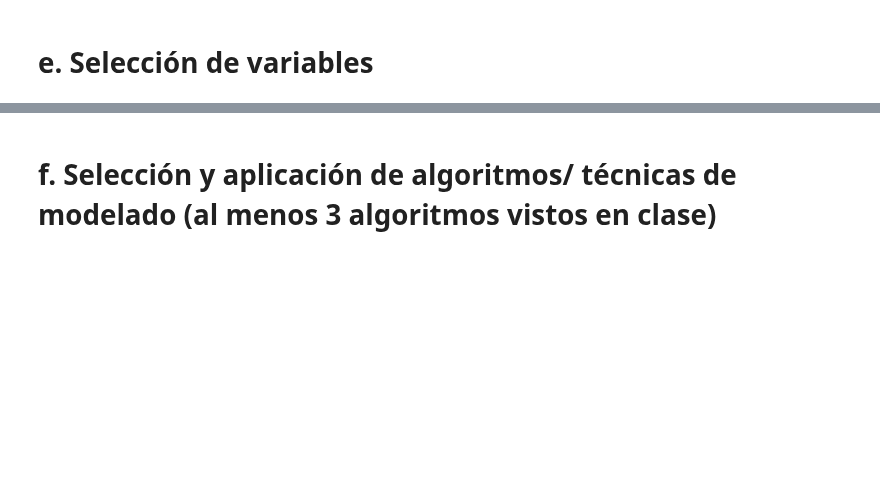
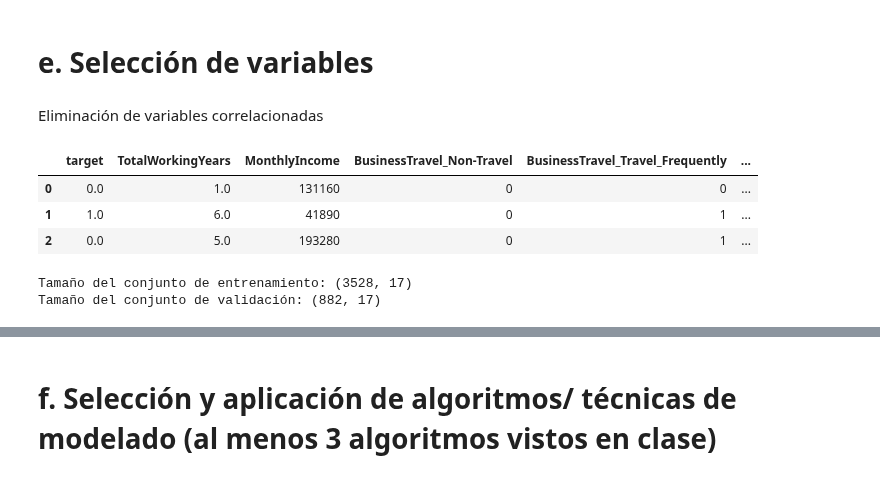
Before and after one commit to JavierBurgos-web/PROYECTO_ANALITICA_II, a Jupyter notebook: Entrega_uno.ipynb, the cells around one changed output, grey strips where cells are left out. Drawn from its saved outputs; the diff is of its cells as text; code cells hidden in the pictures; blank space fills up the shorter version.

```diff
--- a/Entrega_uno.ipynb
+++ b/Entrega_uno.ipynb
@@ -678,3 +678,37 @@ Text(0.5, 0, 'Random Forest Feature Importance')
 [figure]
 # %% [markdown]
 # e. Selección de variables
+# %% [markdown]
+Eliminación de variables correlacionadas
+# %%
+df3= df_base.copy()
+df3.drop(["YearsWithCurrManager"], axis = 1, inplace = True)
+df3.head(3)
+# %% [output]
+|  | target | TotalWorkingYears | MonthlyIncome | BusinessTravel_Non-Travel | BusinessTravel_Travel_Frequently | ... |
+| 0 | 0.0 | 1.0 | 131160 | 0 | 0 | ... |
+| 1 | 1.0 | 6.0 | 41890 | 0 | 1 | ... |
+| 2 | 0.0 | 5.0 | 193280 | 0 | 1 | ... |
+# %%
+#Separación de caracteristicas y target (X , y)
+y = df3.target
+X = df3.drop(['target'], axis=1)
+
+#Cambiar tipo de datos de weigth a float
+X.MonthlyIncome = X.MonthlyIncome.astype(float)
+
+#Separación en conjuntos de entrenamiento y validación con 80% de muestras para entrenamiento
+X_train, X_test, y_train, y_test = train_test_split(X, y, test_size = 0.2, random_state = 42)
+
+print("Tamaño del conjunto de entrenamiento:",X_train.shape )
+print("Tamaño del conjunto de validación:", X_test.shape )
+#Separación de caracteristicas númericas y categóricas
+numeric_columns=list(X.select_dtypes('float64').columns)
+
+#Estandarización de variables númericas
+pipeline=ColumnTransformer([('num', StandardScaler() , numeric_columns)], remainder='passthrough')
+X_train_std = pipeline.fit_transform(X_train)
+X_test_std = pipeline.transform(X_test)
+# %% [output]
+Tamaño del conjunto de entrenamiento: (3528, 17)
+Tamaño del conjunto de validación: (882, 17)
```
Also changed, not shown: parts of 6 cells of this notebook.
